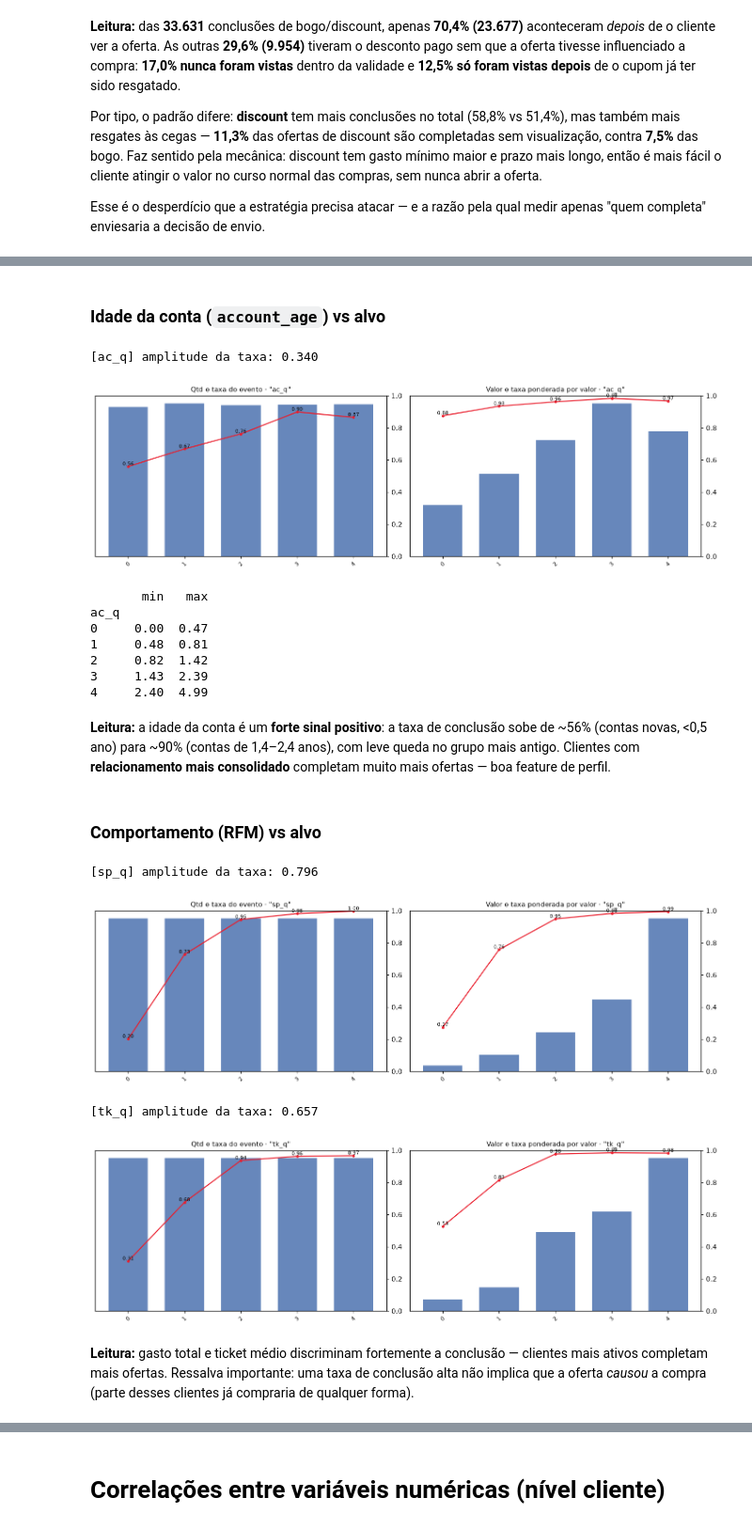
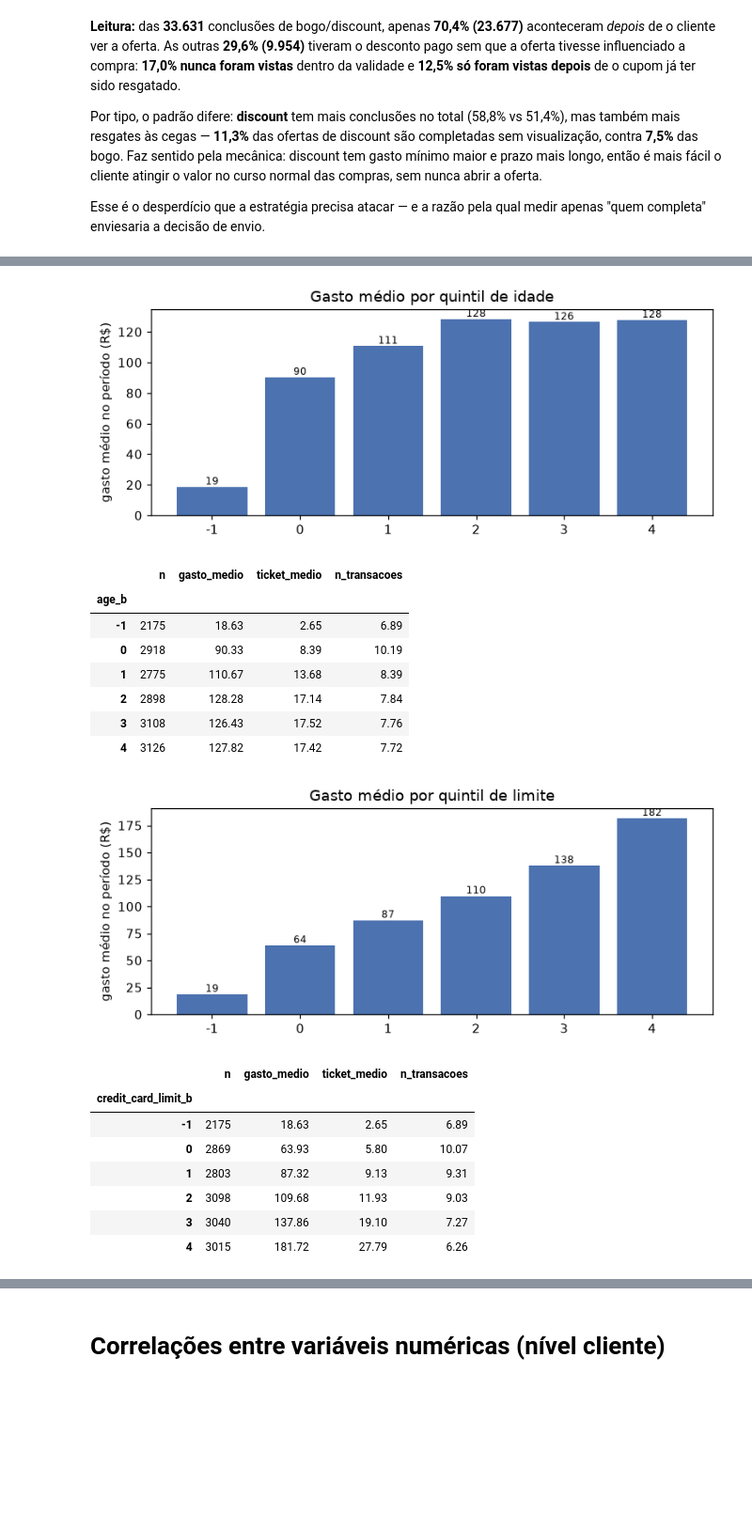
Before and after one commit to velosomn/ifood-case, a Jupyter notebook: notebooks/0_eda.ipynb, the cells around one changed output, grey strips where cells are left out. Shown at 94% size. Cells and saved outputs as stored; diff of their text form; code cells hidden in the pictures; blank space fills up the shorter version.

```diff
--- a/notebooks/0_eda.ipynb
+++ b/notebooks/0_eda.ipynb
@@ -881,32 +969,23 @@ _ = plot_bad_cbk(cust_lim, 'lim_q', 'completou_alguma', 'total_spend', teto=1.0)
-# %% [markdown]
-### Idade da conta (`account_age`) vs alvo
-# %%
-cust_ac = quantiliza_com_missing(cust, 'account_age_years', 'ac_q', 5)
-_ = plot_bad_cbk(cust_ac, 'ac_q', 'completou_alguma', 'total_spend', teto=1.0)
-print(cust_ac.groupby('ac_q')['account_age_years'].agg(['min','max']).round(2).to_string())
-# %% [output]
-[ac_q] amplitude da taxa: 0.340
-[figure, removed]
-       min   max
-ac_q
-0     0.00  0.47
-1     0.48  0.81
-2     0.82  1.42
-3     1.43  2.39
-4     2.40  4.99
-# %% [markdown]
-**Leitura:** a idade da conta é um **forte sinal positivo**: a taxa de conclusão sobe de ~56% (contas novas, <0,5 ano) para ~90% (contas de 1,4–2,4 anos), com leve queda no grupo mais antigo. Clientes com **relacionamento mais consolidado** completam muito mais ofertas — boa feature de perfil.
-# %% [markdown]
-### Comportamento (RFM) vs alvo
-# %%
-cust_sp = quantiliza_com_missing(cust[cust.total_spend>0], 'total_spend', 'sp_q', 5)
-_ = plot_bad_cbk(cust_sp, 'sp_q', 'completou_alguma', 'total_spend', teto=1.0)
-cust_tk = quantiliza_com_missing(cust[cust.avg_ticket>0], 'avg_ticket', 'tk_q', 5)
-_ = plot_bad_cbk(cust_tk, 'tk_q', 'completou_alguma', 'total_spend', teto=1.0)
-# %% [output]
-[sp_q] amplitude da taxa: 0.796
-[figure, removed]
-[tk_q] amplitude da taxa: 0.657
-[figure, removed]
-# %% [markdown]
-**Leitura:** gasto total e ticket médio discriminam fortemente a conclusão — clientes mais ativos completam mais ofertas. Ressalva importante: uma taxa de conclusão alta não implica que a oferta *causou* a compra (parte desses clientes já compraria de qualquer forma).
+# %%
+display(perfil_por_gasto(cust, 'age', label='Gasto médio por quintil de idade'))
+display(perfil_por_gasto(cust, 'credit_card_limit', label='Gasto médio por quintil de limite'))
+display(perfil_por_gasto(cust, 'account_age_years', label='Gasto médio por quintil de idade da conta'))
+# %% [output]
+[figure, added]
+|  | n | gasto_medio | ticket_medio | n_transacoes |
+| age_b |  |  |  |  |
+| -1 | 2175 | 18.63 | 2.65 | 6.89 |
+| 0 | 2918 | 90.33 | 8.39 | 10.19 |
+| 1 | 2775 | 110.67 | 13.68 | 8.39 |
+| 2 | 2898 | 128.28 | 17.14 | 7.84 |
+| 3 | 3108 | 126.43 | 17.52 | 7.76 |
+| 4 | 3126 | 127.82 | 17.42 | 7.72 |
+[figure, added]
+|  | n | gasto_medio | ticket_medio | n_transacoes |
+| credit_card_limit_b |  |  |  |  |
+| -1 | 2175 | 18.63 | 2.65 | 6.89 |
+| 0 | 2869 | 63.93 | 5.80 | 10.07 |
+| 1 | 2803 | 87.32 | 9.13 | 9.31 |
+| 2 | 3098 | 109.68 | 11.93 | 9.03 |
+| 3 | 3040 | 137.86 | 19.10 | 7.27 |
+| 4 | 3015 | 181.72 | 27.79 | 6.26 |
```
Also changed, not shown: parts of 21 cells of this notebook, 1 other file.
